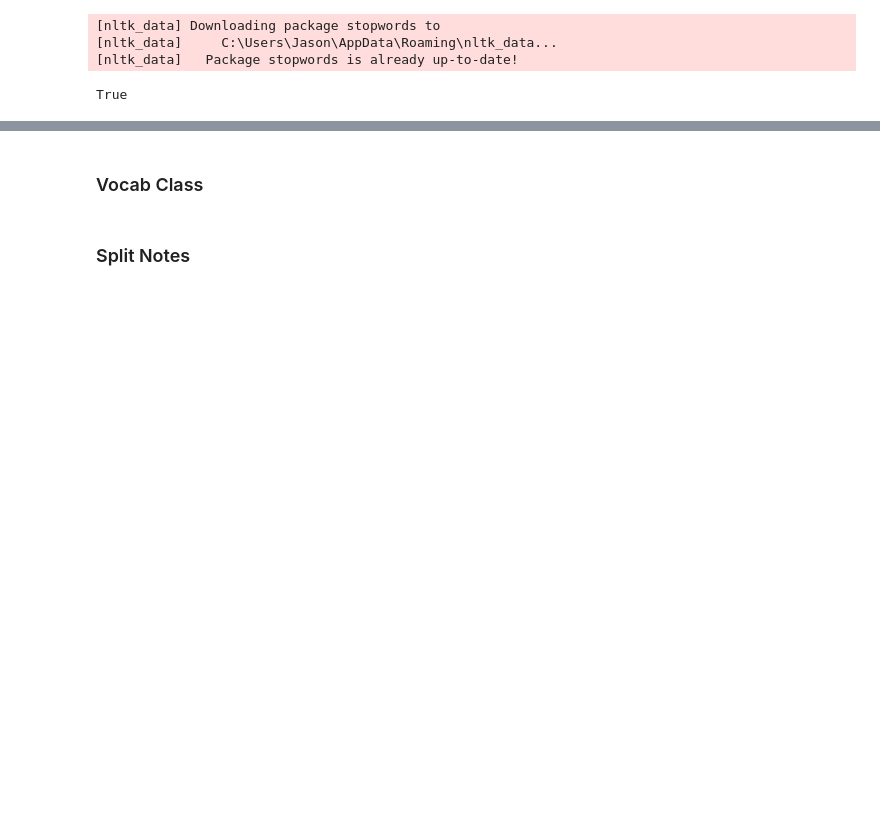
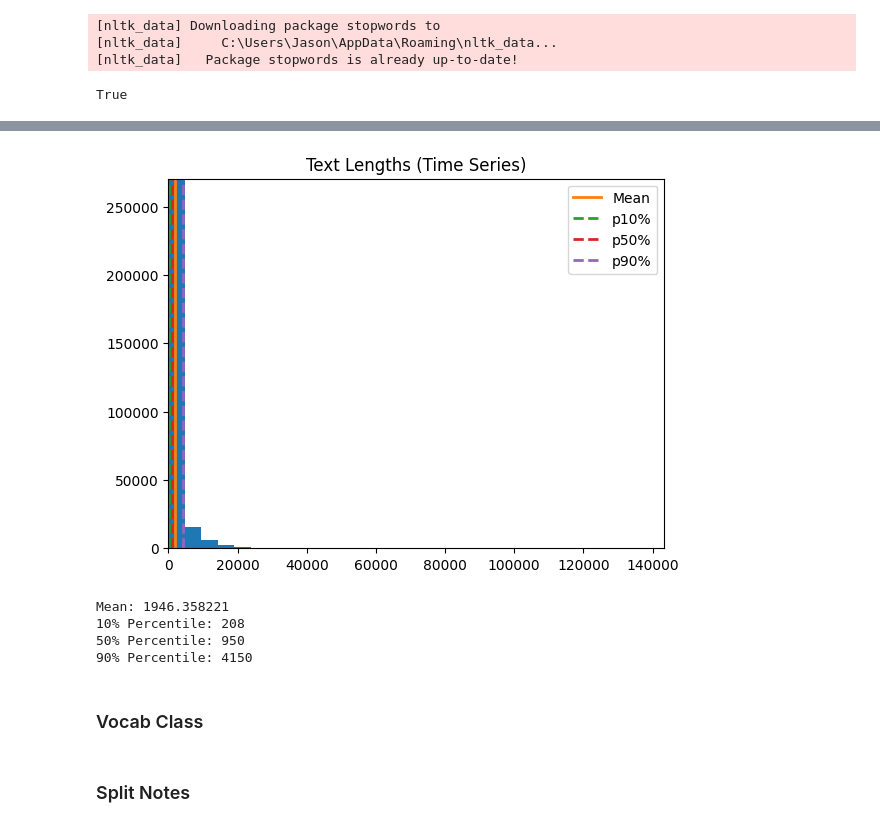
Before and after one commit to JSpencerPittman/M3Care, a Jupyter notebook: mimic/notebook/notes.ipynb, the cells around one changed output, grey strips where cells are left out. Cells and saved outputs as stored; diff of their text form; code cells hidden in the pictures; blank space fills up the shorter version.

```diff
--- a/mimic/notebook/notes.ipynb
+++ b/mimic/notebook/notes.ipynb
@@ -259,0 +246,8 @@ df_notes_ts.TEXT = df_notes_ts.TEXT.progress_map(lambda t: t if pd.isnull(t) els
+# %%
+displayDist(txt_len_ts, 'Text Lengths (Time Series)', [10,50,90])
+# %% [output]
+[figure, added]
+Mean: 1946.358221
+10% Percentile: 208
+50% Percentile: 950
+90% Percentile: 4150
```
Also changed, not shown: parts of 14 cells of this notebook.
